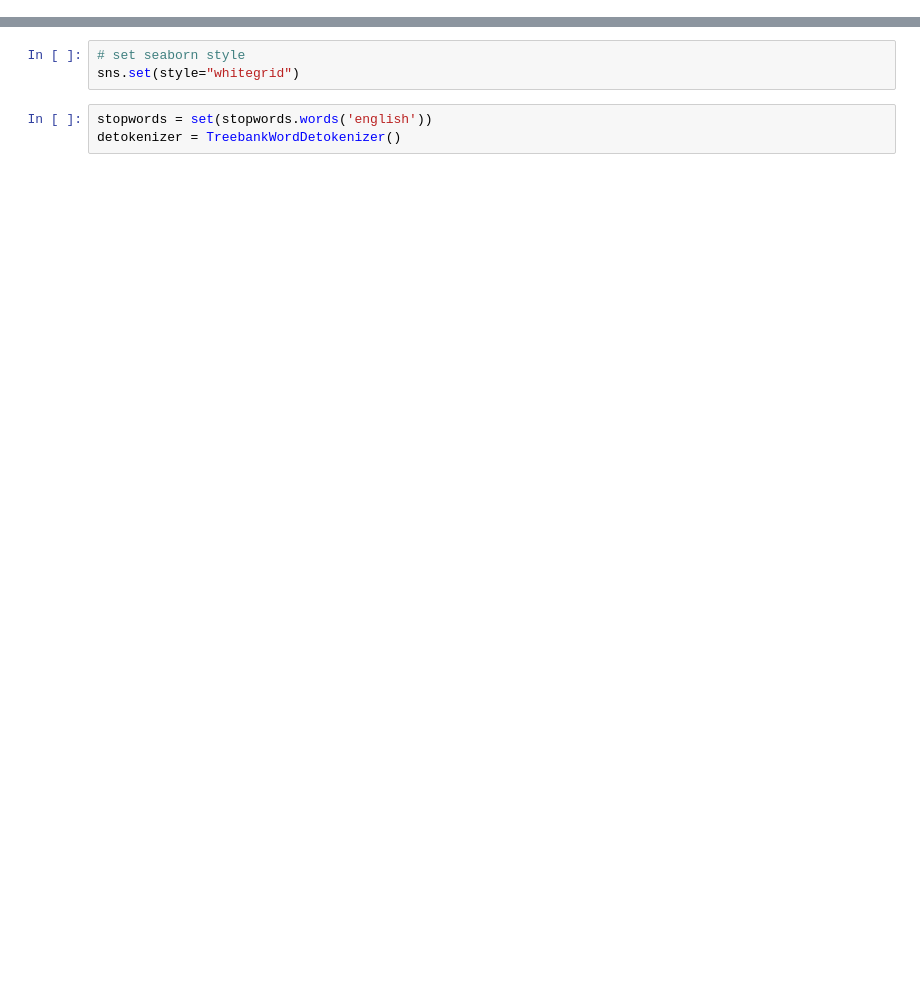
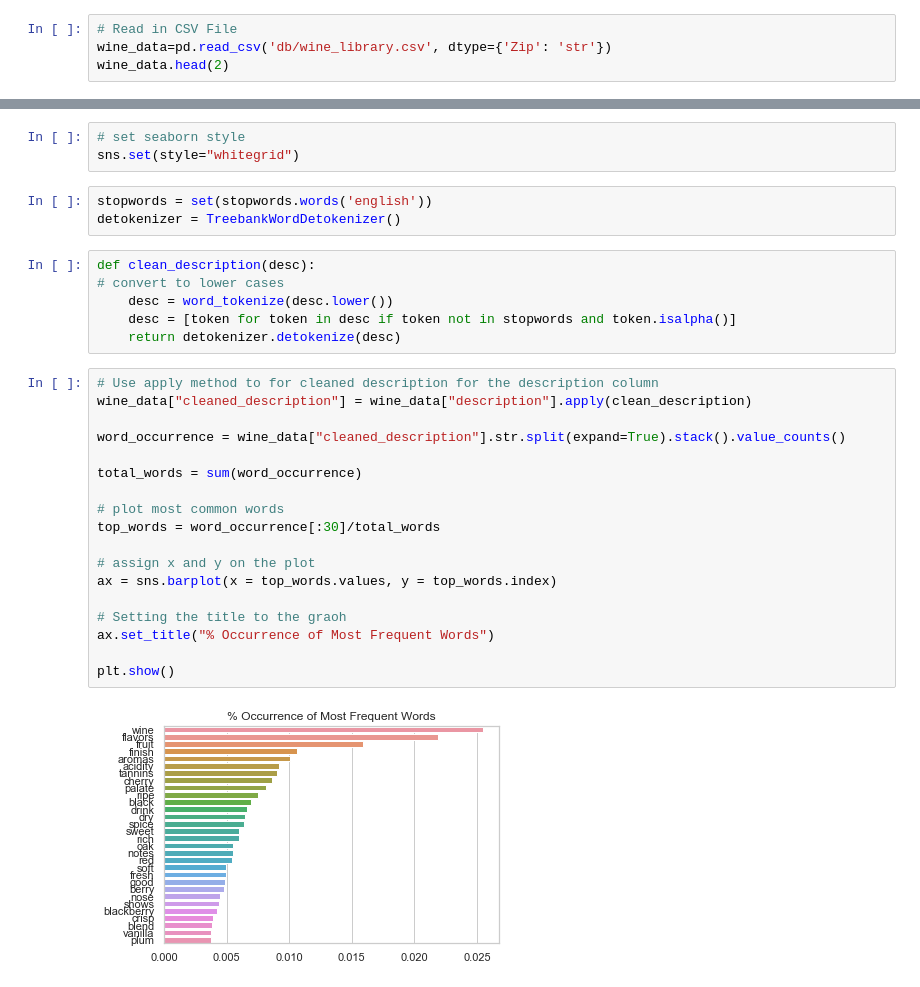
Before and after one commit to ChiqueCode/project_wine_library, a Jupyter notebook: ml.ipynb, the cells around one changed output, grey strips where cells are left out. Saved outputs shown, nothing was run; the diff lists cells and outputs as text; blank space fills up the shorter version.

Commit message:
✨ Most frequent words plot, put the points in the buckets => labels for ML

```diff
--- a/ml.ipynb
+++ b/ml.ipynb
@@ -28,3 +28,7 @@ from nltk.corpus import stopwords
 from nltk import word_tokenize
 
 import nltk
+# %%
+# Read in CSV File
+wine_data=pd.read_csv('db/wine_library.csv', dtype={'Zip': 'str'})
+wine_data.head(2)
@@ -34,3 +44,29 @@ sns.set(style="whitegrid")
 # %%
 stopwords = set(stopwords.words('english'))
 detokenizer = TreebankWordDetokenizer()
+# %%
+def clean_description(desc):
+# convert to lower cases
+    desc = word_tokenize(desc.lower())
+    desc = [token for token in desc if token not in stopwords and token.isalpha()]
+    return detokenizer.detokenize(desc)
+# %%
+# Use apply method to for cleaned description for the description column
+wine_data["cleaned_description"] = wine_data["description"].apply(clean_description)
+
+word_occurrence = wine_data["cleaned_description"].str.split(expand=True).stack().value_counts()
+
+total_words = sum(word_occurrence)
+
+# plot most common words
+top_words = word_occurrence[:30]/total_words
+
+# assign x and y on the plot
+ax = sns.barplot(x = top_words.values, y = top_words.index)
+
+# Setting the title to the graoh
+ax.set_title("% Occurrence of Most Frequent Words")
+
+plt.show()
+# %% [output]
+[figure, added]
```
Also changed, not shown: parts of 4 cells of this notebook.
